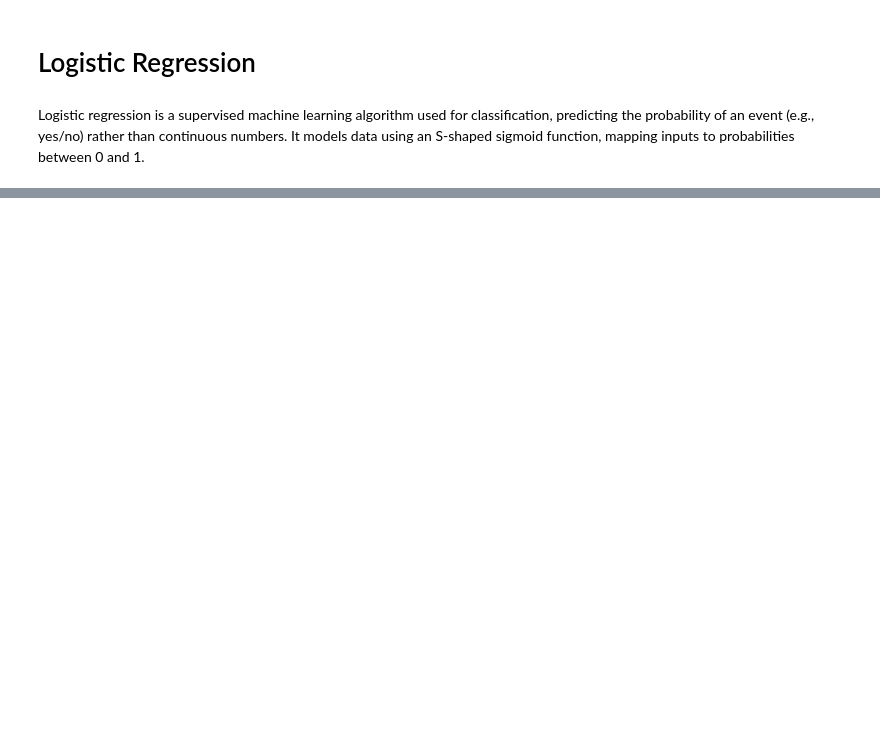
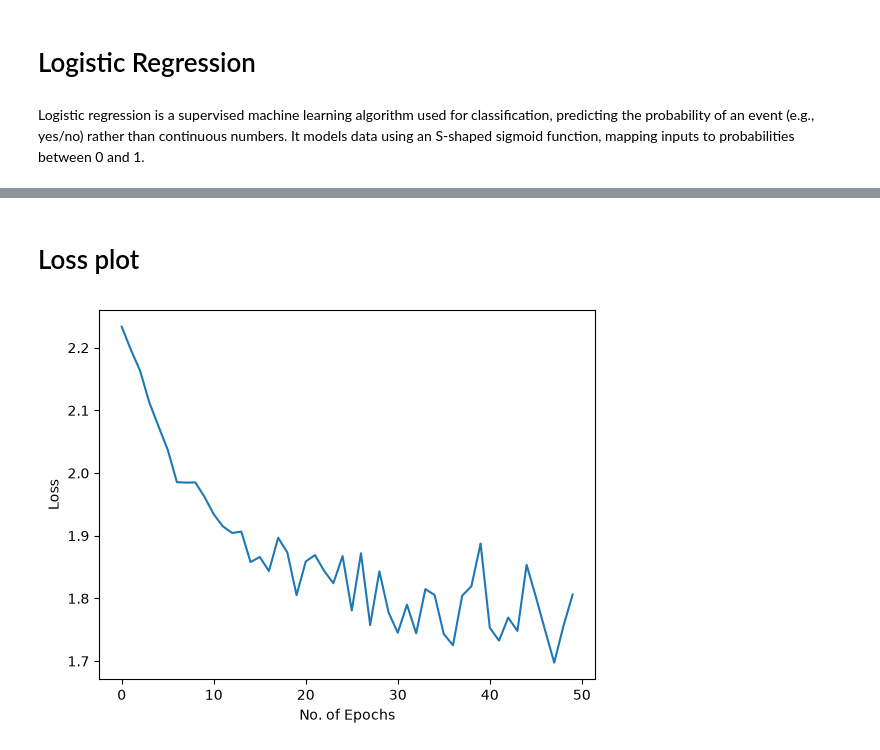
Before and after one commit to shy942/ML-exploration, a Jupyter notebook: notebooks/09_Deep_Learning_PyTorch.ipynb, the cells around one changed output, grey strips where cells are left out. Saved outputs shown, nothing was run; the diff lists cells and outputs as text; code cells hidden in the pictures; blank space fills up the shorter version.

Commit message:
09_Deep_Learning_PyTorch.ipyn are updated

```diff
--- a/notebooks/09_Deep_Learning_PyTorch.ipynb
+++ b/notebooks/09_Deep_Learning_PyTorch.ipynb
@@ -57,8 +71,10 @@ for i, ax in enumerate(axes.flat):
 # %% [markdown]
 Logistic regression is a supervised machine learning algorithm used for classification, predicting the probability of an event (e.g., yes/no) rather than continuous numbers. It models data using an S-shaped sigmoid function, mapping inputs to probabilities between 0 and 1.
 # %%
+# This model will take a 28 ×28-pixel image of handwritten digits as input
+# and classify them into one of the 10 output classes of digits 0 to 9.
 class LogisticRegression (nn.Module):
-    def __init__(self):
+    def __init__(self, n_inputs, n_outputs):
         # super().__init__(): Triggers the constructor of the parent class (nn.Module).
         # It sets up internal PyTorch registries necessary for tracking weights, biases, and submodules.
         super().__init__()
@@ -68,5 +84,22 @@ class LogisticRegression (nn.Module):
         self.linear = nn.Linear(28*28, 10)
 
     def forward(self,x):
-        x = x.view (-1, 28*28)
-        return self.linear(x)
+        # The sigmoid function is an activation function that converts any real number into a value between 0 and 1.
+        # self.linear(x) computes the raw score (logit).
+        # torch.sigmoid(...) converts that score into a value between 0 and 1.
+        # y_pred becomes a probability-like output that is well suited for binary classification.
+        y_predict = torch.sigmoid(self.linear(x))
+        return y_predict
+# %%
+# instantiate the model
+n_inputs = 28*28 # makes a 1D vector of 784
+n_outputs = 10
+log_regr = LogisticRegression(n_inputs, n_outputs)
+# %%
+# defining the optimizer
+# Uses Stochastic Gradient Descent (SGD).
+# The learning rate (lr=0.001) controls how much the weights are updated during each optimization step.
+optimizer = torch.optim.SGD(log_regr.parameters(), lr=0.001)
+# defining Cross-Entropy loss
+# This computes the difference between the predicted logits and the true class labels for multiclass classification.
+criterion = torch.nn.CrossEntropyLoss()
@@ -72,0 +167,9 @@ class LogisticRegression (nn.Module):
+# %% [markdown]
+# Loss plot
+# %%
+plt.plot(loss_total)
+plt.xlabel("No. of Epochs")
+plt.ylabel("Loss")
+plt.show()
+# %% [output]
+[figure, added]
```
Also changed, not shown: parts of 7 cells of this notebook.
